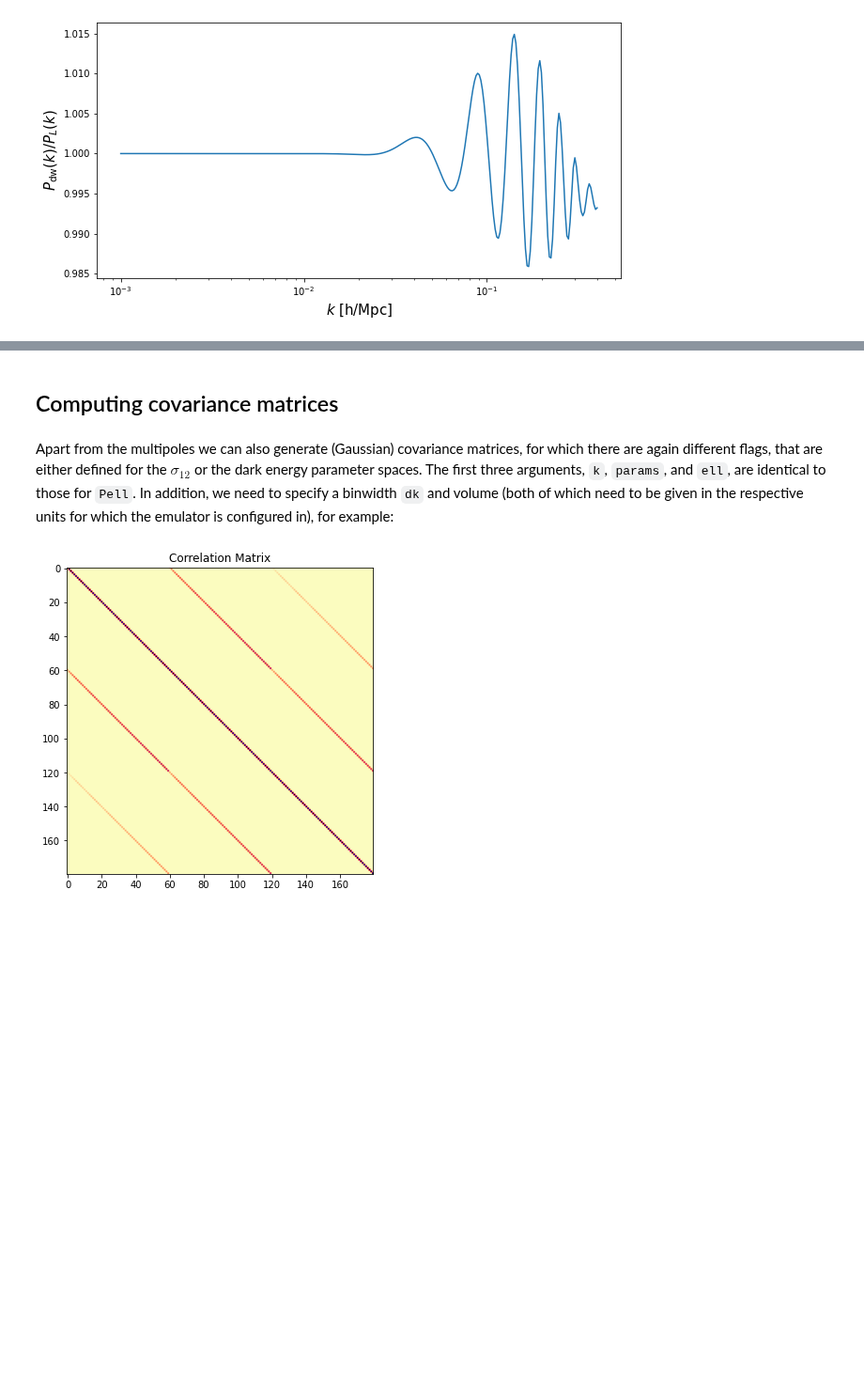
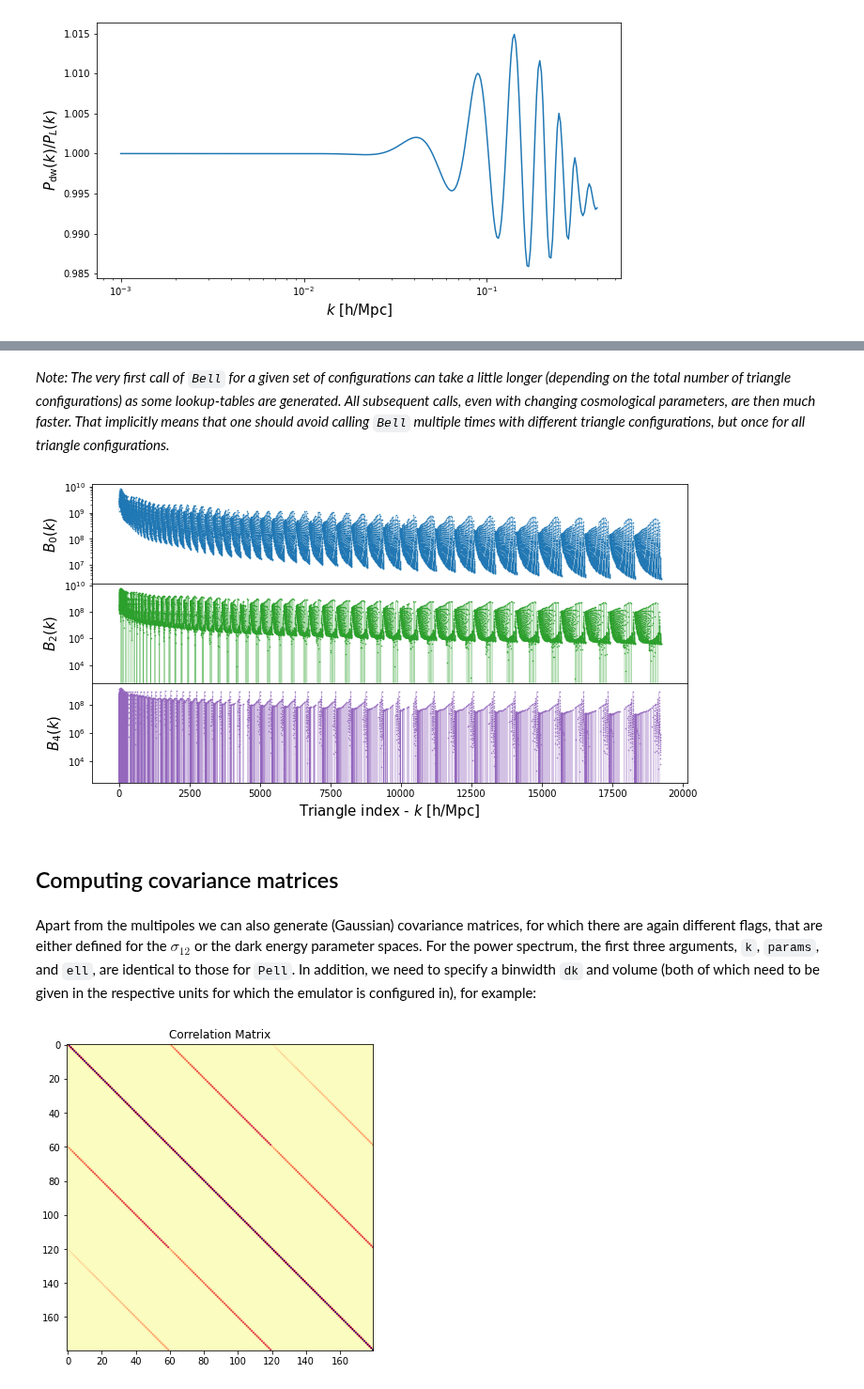
Before and after one commit to adematti/comet-emu, a Jupyter notebook: notebooks/Tutorial.ipynb, the cells around one changed output, grey strips where cells are left out. Shown at 94% size. Drawn from its saved outputs; the diff is of its cells as text; code cells hidden in the pictures; blank space fills up the shorter version.

Commit message:
Include part on bispectrum covariance in tutorial.

```diff
--- a/notebooks/Tutorial.ipynb
+++ b/notebooks/Tutorial.ipynb
@@ -298,7 +317,21 @@ plt.show()
+# %% [markdown]
+_Note: The very first call of `Bell` for a given set of configurations can take a little longer (depending on the total number of triangle configurations) as some lookup-tables are generated. All subsequent calls, even with changing cosmological parameters, are then much faster. That implicitly means that one should avoid calling `Bell` multiple times with different triangle configurations, but once for all triangle configurations._
+# %%
+fig, axs = plt.subplots(3,1, figsize=(10,5), sharex=True,)
+for i in range(3):
+    axs[i].semilogy(np.arange(tri.shape[0]), Bell["ell"+str(2*i)],'.',c='C'+str(2*i),ls='-',ms=1,lw=0.2)
+    axs[i].set_ylabel(f'$B_{i*2}(k)$',fontsize=15)
+
+fig.tight_layout()
+plt.subplots_adjust(wspace=0, hspace=0)
+axs[-1].set_xlabel('Triangle index - $k$ [h/Mpc]',fontsize=15)
+plt.show()
+# %% [output]
+[figure, new version]
 # %% [markdown]
 ## Computing covariance matrices
 # %% [markdown]
-Apart from the multipoles we can also generate (Gaussian) covariance matrices, for which there are again different flags, that are either defined for the $\sigma_{12}$ or the dark energy parameter spaces. The first three arguments, `k`, `params`, and `ell`, are identical to those for `Pell`. In addition, we need to specify a binwidth `dk` and volume (both of which need to be given in the respective units for which the emulator is configured in), for example:
+Apart from the multipoles we can also generate (Gaussian) covariance matrices, for which there are again different flags, that are either defined for the $\sigma_{12}$ or the dark energy parameter spaces. For the power spectrum, the first three arguments, `k`, `params`, and `ell`, are identical to those for `Pell`. In addition, we need to specify a binwidth `dk` and volume (both of which need to be given in the respective units for which the emulator is configured in), for example:
 # %%
 dk_hMpc = 0.005
 k_hMpc_lin = np.arange(0.001, 0.3, dk_hMpc)
```
Also changed, not shown: parts of 17 cells of this notebook, 3 other files.
